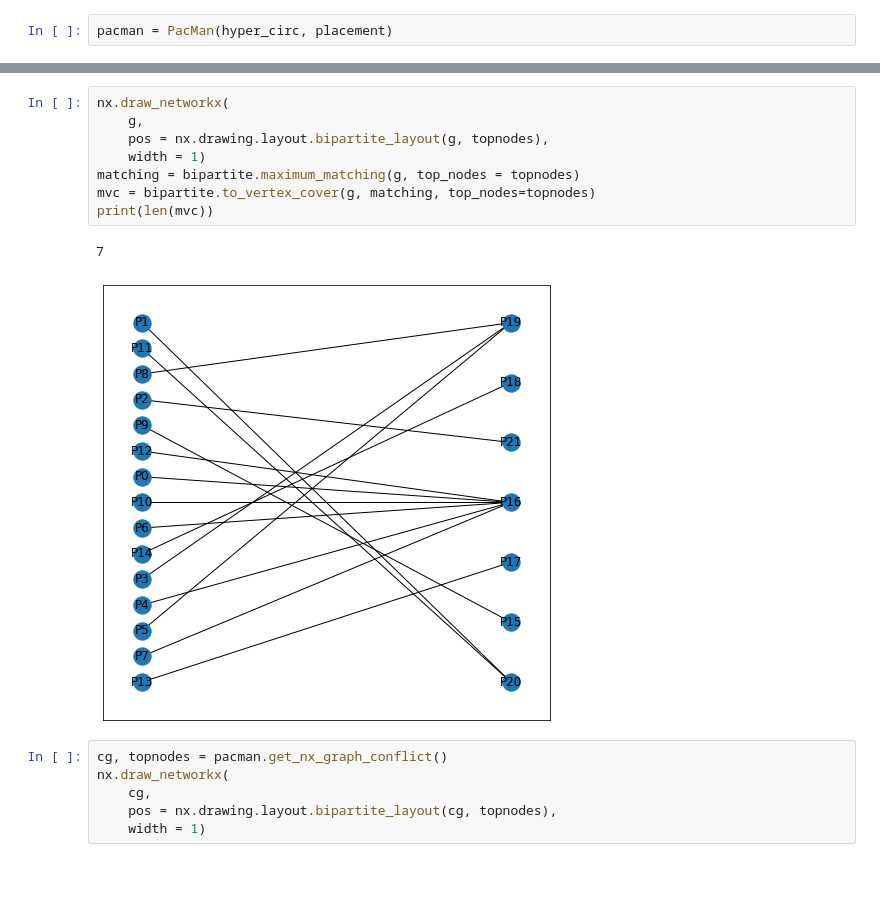
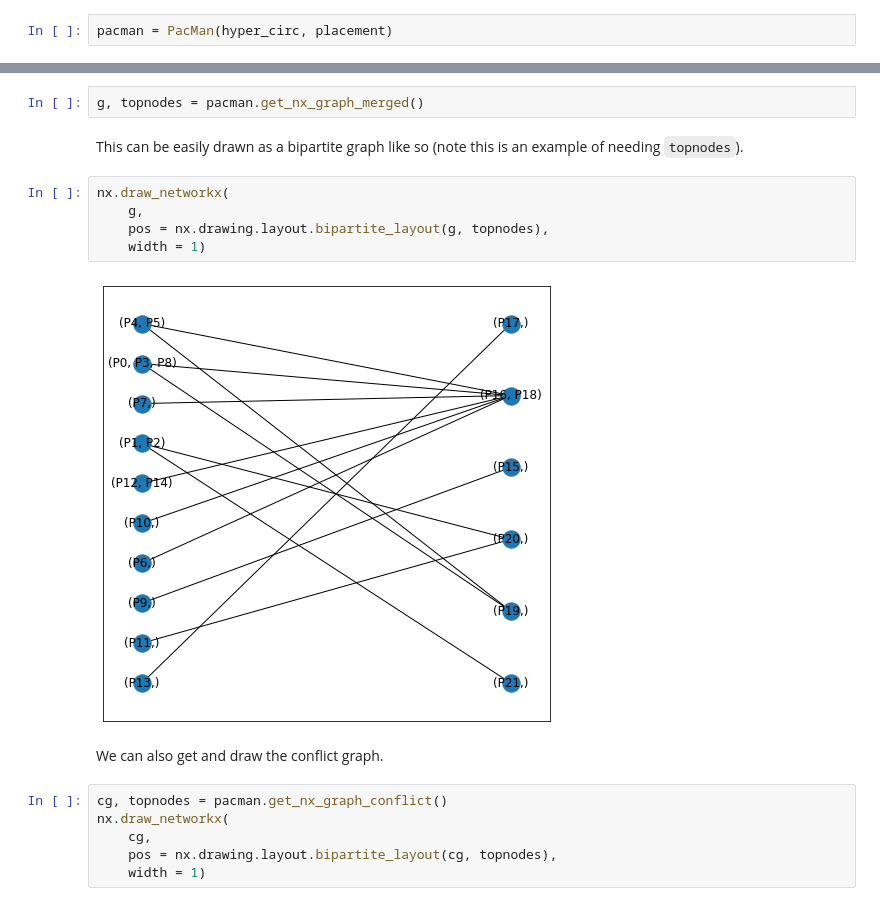
Before and after one commit to CQCL/pytket-dqc, a Jupyter notebook: examples/pacman-example.ipynb, the cells around one changed output, grey strips where cells are left out. Drawn from its saved outputs; the diff is of its cells as text; blank space fills up the shorter version.

```diff
--- a/examples/pacman-example.ipynb
+++ b/examples/pacman-example.ipynb
@@ -114,14 +93,16 @@ nx.draw(g, with_labels = True)
+# %%
+g, topnodes = pacman.get_nx_graph_merged()
+# %% [markdown]
+This can be easily drawn as a bipartite graph like so (note this is an example of needing `topnodes`).
 # %%
 nx.draw_networkx(
     g,
     pos = nx.drawing.layout.bipartite_layout(g, topnodes),
     width = 1)
-matching = bipartite.maximum_matching(g, top_nodes = topnodes)
-mvc = bipartite.to_vertex_cover(g, matching, top_nodes=topnodes)
-print(len(mvc))
 # %% [output]
-7
-[figure, old version]
+[figure, new version]
+# %% [markdown]
+We can also get and draw the conflict graph.
 # %%
 cg, topnodes = pacman.get_nx_graph_conflict()
 nx.draw_networkx(
```
Also changed, not shown: parts of 15 cells of this notebook.
